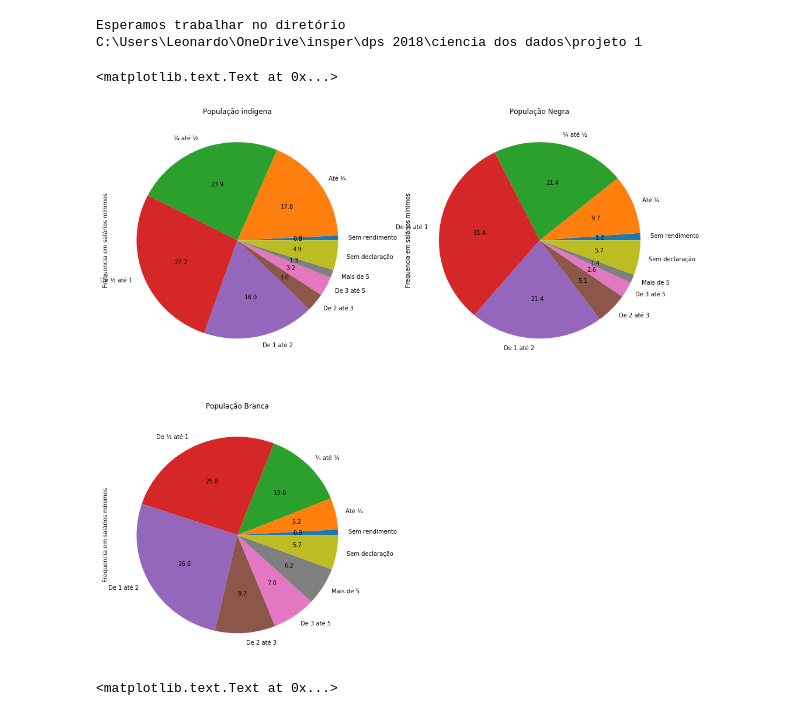
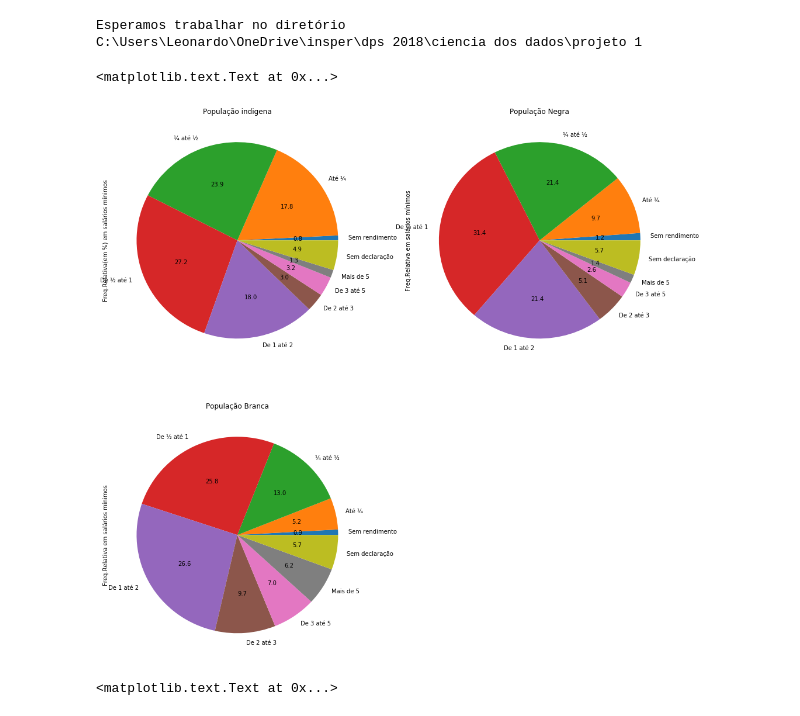
Before and after one commit to leonardoimakuma/cd2018, a Jupyter notebook: Projeto1 Layout.ipynb, the cells around one changed output. Cells and saved outputs as stored; diff of their text form; code cells hidden in the pictures.

```diff
--- a/Projeto1 Layout.ipynb
+++ b/Projeto1 Layout.ipynb
@@ -59,31 +59,31 @@ amarela=dadosID2011.loc[(dadosID2011['V0404'] == 'Amarela')]
 # %%
 fig = plt.figure(figsize=(17, 17))
 
 ###########################################################################################################################
 entrada = (indio.V4743.value_counts(sort=False, normalize=True)*100).round(decimals=1)
 
 plt.subplot(221)
 plot = entrada.plot(kind='pie',title='População indigena',autopct='%.1f')
-plt.ylabel('Frequencia em salários mínimos')
+plt.ylabel('Freq.Relativa(em %) em salários mínimos')
 plt.xlabel('')
 
 entrada2 = (negra.V4743.value_counts(sort=False, normalize=True)*100).round(decimals=1)
 
 plt.subplot(222)
 plot = entrada2.plot(kind='pie',title='População Negra',autopct='%.1f')
-plt.ylabel('Frequencia em salários mínimos')
+plt.ylabel('Freq.Relativa em salários mínimos')
 plt.xlabel('')
 
 
 
 entrada3 = (branca.V4743.value_counts(sort=False, normalize=True)*100).round(decimals=1)
 
 plt.subplot(223)
 plot = entrada3.plot(kind='pie',title='População Branca',autopct='%.1f')
-plt.ylabel('Frequencia em salários mínimos')
+plt.ylabel('Freq.Relativa em salários mínimos')
 # %% [output]
 <matplotlib.text.Text at 0x...>
-[figure, old version]
+[figure, new version]
 # %%
 fig = plt.figure(figsize=(17, 17))
 
```
Also changed, not shown: parts of 7 cells of this notebook.
